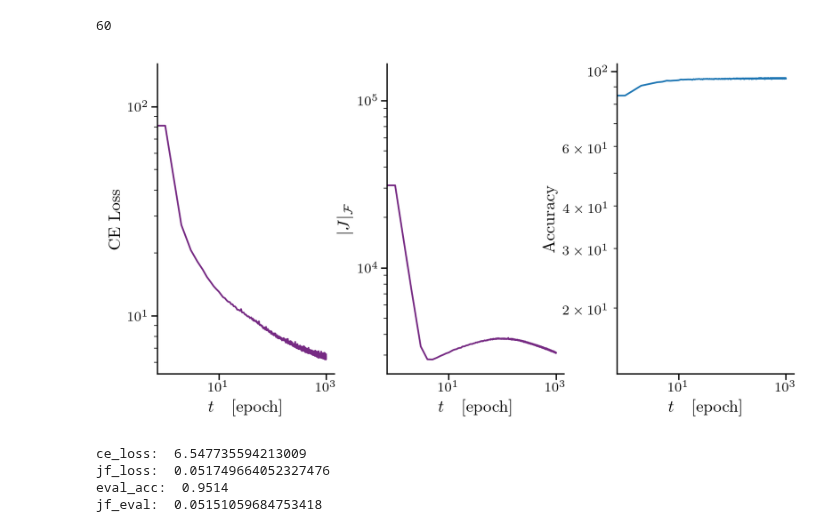
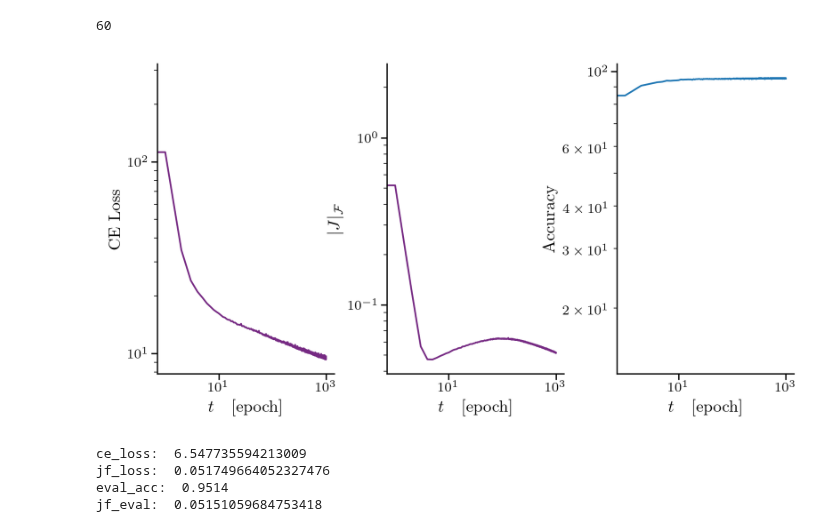
Before and after one commit to holzhauk/LocalLearning, a Jupyter notebook: notebooks/JacobianRegLegacyTest.ipynb, the cells around one changed output. Drawn from its saved outputs; the diff is of its cells as text; code cells hidden in the pictures.

```diff
--- a/notebooks/JacobianReg.ipynb
+++ b/notebooks/JacobianRegLegacyTest.ipynb
@@ -385,13 +385,13 @@ jfTrainer_dec.run(dataloader_train, dataloader_test, no_epochs=1000)
 loss = np.array(jfTrainer_dec.log["loss"])
 ce_loss = np.array(jfTrainer_dec.log["ce_loss"])
 eval_acc = np.array(jfTrainer_dec.log["eval_acc"])
-jf_loss = np.array(jfTrainer_dec.log["JFReg_loss"])
-jf_eval = np.array(jfTrainer_dec.log["eval_JFReg_score"])
+jf_loss = np.array(jfTrainer_dec.log["JFReg_loss"]) / (len(dataloader_train)*BATCH_SIZE)
+jf_eval = np.array(jfTrainer_dec.log["eval_JFReg_score"]) / (len(dataloader_test)*BATCH_SIZE)
 
 
 fig, axs = plt.subplots(1, 3)
 #n = np.arange(1, len(lambda_numpy)+1)
-axs[0].loglog(ce_loss, color='#762a83')
+axs[0].loglog(loss, color='#762a83')
 axs[0].set_xlabel(r"$t \quad [\textrm{epoch}]$")
 axs[0].set_ylabel(r"CE Loss")
 
@@ -402,33 +402,33 @@ axs[1].set_ylabel(r"$| J |_{\mathcal{F}}$")
 
 axs[2].loglog(100*eval_acc)
 axs[2].set_xlabel(r"$t \quad [\textrm{epoch}]$")
 axs[2].set_ylabel(r"Accuracy")
 
 #fig, axs = plt.subplots(1, 3)
 #n = np.arange(1, len(lambda_numpy)+1)
 #axs[0].loglog(loss, color='#762a83')
 #axs[0].set_xlabel(r"$t \quad [\textrm{epoch}]$")
 #axs[0].set_ylabel(r"Loss")
 
 #axs[1].loglog(ce_loss, label="CE")#color='#762a83')
 #axs[1].loglog(jf_loss, label="JF train")
 #axs[1].loglog(jf_eval, label="JF eval")
 #axs[1].set_xlabel(r"$t \quad [\textrm{epoch}]$")
 #axs[1].set_ylabel(r"$Components$")
 #axs[1].legend()
 
 
 #axs[2].loglog(eval_acc, label="Acc")
 #axs[2].set_xlabel(r"$t \quad [\textrm{epoch}]$")
 #axs[2].set_ylabel(r"Accuracy")
 
 #spec_line = axs[2].loglog(n, lambda_numpy, color='#1b7837')
 #norm_line = axs[2].loglog(n, lambda_numpy[tau]*n[tau] / n, color='#333333', linestyle=":")
 #axs[2].set_xlabel(r"$n$")
 #axs[2].set_ylabel(r"$\lambda_{n}$")
 #axs[2].legend([r"$\lambda_{n}$", r"$1/n$"])
 plt.show()
 # %% [output]
-[figure, old version]
+[figure, new version]
 # %%
 print("ce_loss: ", ce_loss[-1])
```
Also changed, not shown: parts of 1 cell of this notebook, 4 other files.
